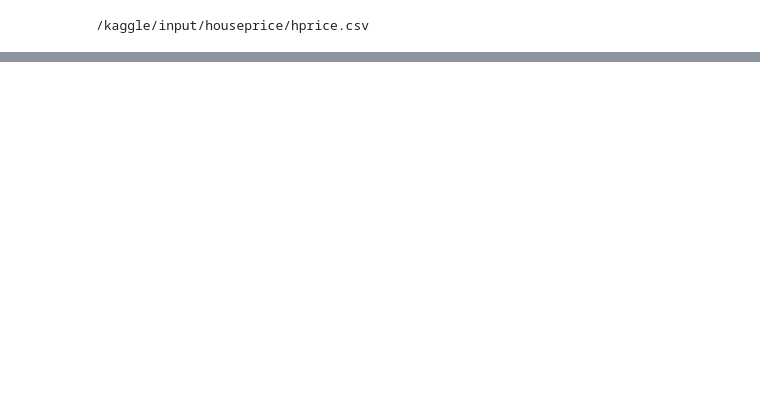
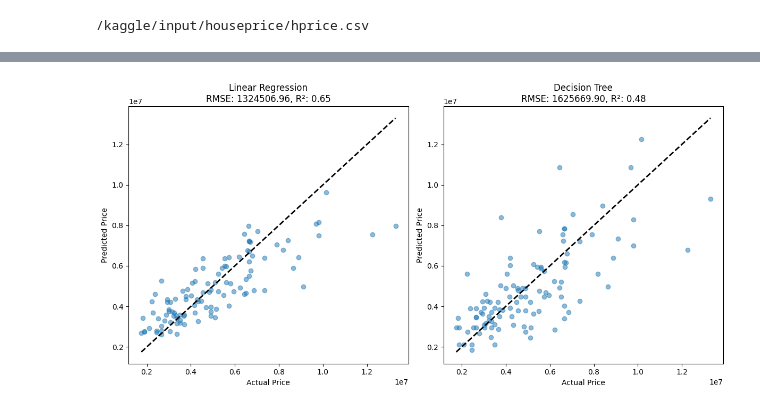
Before and after one commit to Lulieeliyas/AI-Group-one-Project, a Jupyter notebook: houseprice.ipynb, the cells around one changed output, grey strips where cells are left out. Saved outputs shown, nothing was run; the diff lists cells and outputs as text; code cells hidden in the pictures; blank space fills up the shorter version.

Commit message:
Kaggle Notebook | notebook788cb8342c | house price

```diff
--- a/houseprice.ipynb
+++ b/houseprice.ipynb
@@ -36,5 +21,16 @@ from IPython.display import display
 # %%
+import pandas as pd
+import numpy as np
+from sklearn.model_selection import train_test_split
+from sklearn.linear_model import LinearRegression
+from sklearn.tree import DecisionTreeRegressor
+from sklearn.metrics import mean_squared_error, r2_score
+import matplotlib.pyplot as plt
+import seaborn as sns
+import os
+
 def load_data():
+    """Load the house price data from various possible locations"""
     # First try to find the correct path automatically
     for dirname, _, filenames in os.walk('/kaggle/input'):
         if 'hprice.csv' in filenames:
@@ -63,6 +59,76 @@ def load_data():
         "3. The filename is exactly 'hprice.csv' (case sensitive)"
     )
 
-data = load_data()
+def preprocess_data(df):
+    """Preprocess the house price data"""
+    # Convert yes/no to 1/0
+    binary_cols = ['mainroad', 'guestroom', 'basement',
+                   'hotwaterheating', 'airconditioning', 'prefarea']
+    df[binary_cols] = df[binary_cols].apply(lambda x: x.map({'yes': 1, 'no': 0}))
+
+    # One-hot encode furnishingstatus
+    df = pd.get_dummies(df, columns=['furnishingstatus'], drop_first=True)
+
+    return df
+
+def train_and_evaluate_models(X_train, X_test, y_train, y_test):
+    """Train and evaluate both regression models"""
+    # Initialize models
+    lr = LinearRegression()
+    dt = DecisionTreeRegressor(random_state=42)
+
+    # Train models
+    lr.fit(X_train, y_train)
+    dt.fit(X_train, y_train)
+
+    # Evaluate models
+    def evaluate(model, X, y):
+        y_pred = model.predict(X)
+        rmse = np.sqrt(mean_squared_error(y, y_pred))
+        r2 = r2_score(y, y_pred)
+        return rmse, r2
+
+    lr_rmse, lr_r2 = evaluate(lr, X_test, y_test)
+    dt_rmse, dt_r2 = evaluate(dt, X_test, y_test)
+
+    return {
+        'Linear Regression': {'model': lr, 'rmse': lr_rmse, 'r2': lr_r2},
+        'Decision Tree': {'model': dt, 'rmse': dt_rmse, 'r2': dt_r2}
+    }
+
+def main():
+    """Main execution function"""
+    # Load and preprocess data
+    data = load_data()
+    processed_data = preprocess_data(data.copy())
+
+    # Split data
+    X = processed_data.drop('price', axis=1)
+    y = processed_data['price']
+    X_train, X_test, y_train, y_test = train_test_split(X, y, test_size=0.2, random_state=42)
+
+    # Train and evaluate models
+    models = train_and_evaluate_models(X_train, X_test, y_train, y_test)
+
+    # Display results
+    print("Model Performance:")
+    for name, metrics in models.items():
+        print(f"{name}: RMSE = {metrics['rmse']:.2f}, R² = {metrics['r2']:.2f}")
+
+    # Visualization
+    plt.figure(figsize=(12, 6))
+    for i, (name, metrics) in enumerate(models.items()):
+        plt.subplot(1, 2, i+1)
+        y_pred = metrics['model'].predict(X_test)
+        plt.scatter(y_test, y_pred, alpha=0.5)
+        plt.plot([y.min(), y.max()], [y.min(), y.max()], 'k--', lw=2)
+        plt.xlabel('Actual Price')
+        plt.ylabel('Predicted Price')
+        plt.title(f'{name}\nRMSE: {metrics["rmse"]:.2f}, R²: {metrics["r2"]:.2f}')
+    plt.tight_layout()
+    plt.show()
+
+if __name__ == "__main__":
+    main()
 # %% [output]
 Found file at: /kaggle/input/houseprice/hprice.csv
@@ -68,0 +138 @@ Found file at: /kaggle/input/houseprice/hprice.csv
+[figure, added]
```
Also changed, not shown: parts of 10 cells of this notebook.
